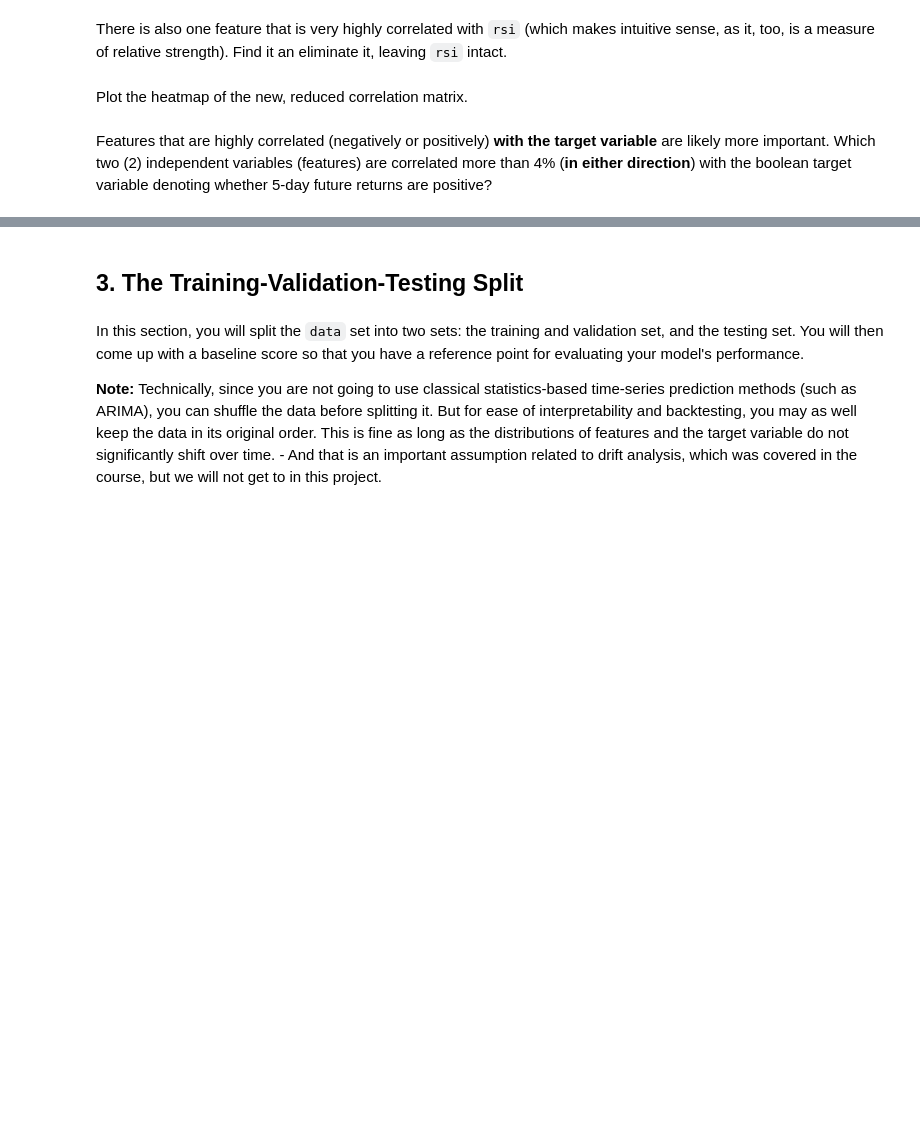
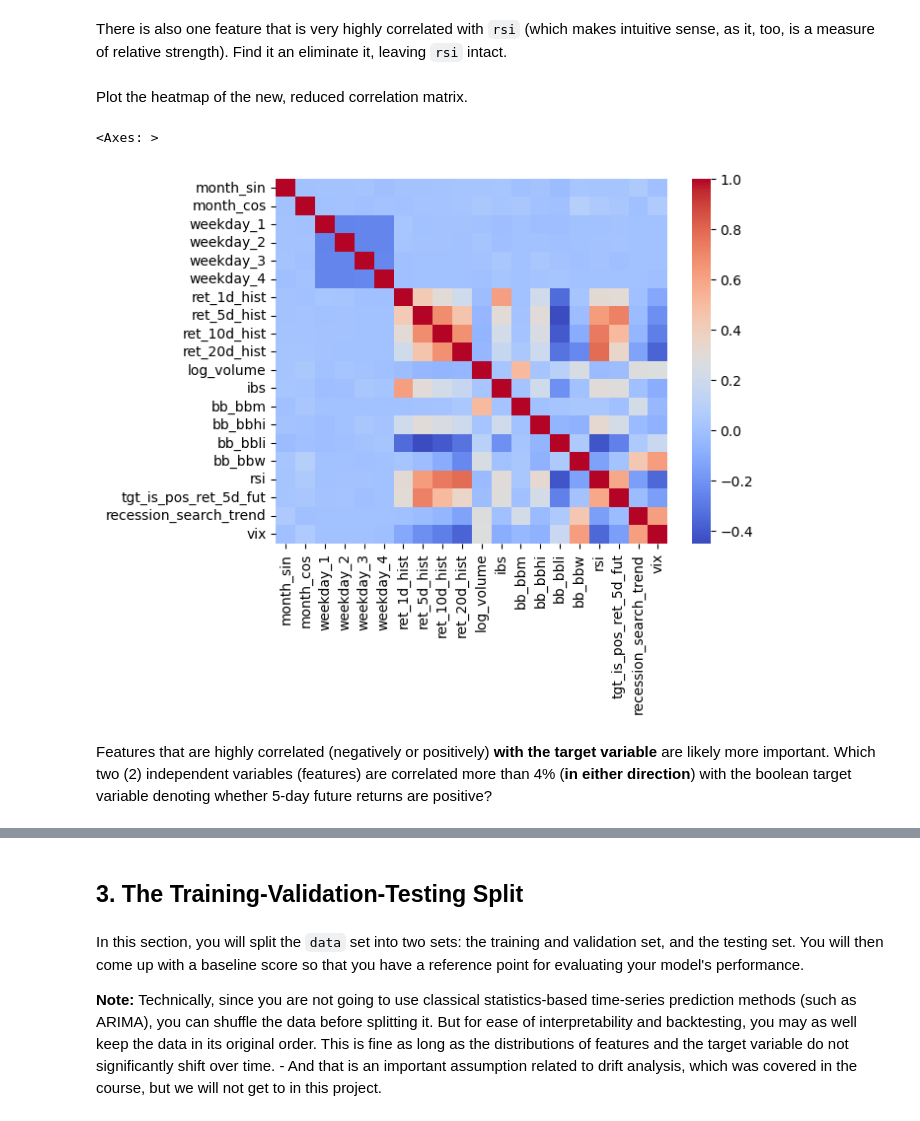
Before and after one commit to waynebar69/xlv-volatility-sentiment-ml, a Jupyter notebook: notebooks/xlv_prediction_model.ipynb.ipynb, the cells around one changed output, grey strips where cells are left out. Cells and saved outputs as stored; diff of their text form; code cells hidden in the pictures; blank space fills up the shorter version.

```diff
--- a/notebooks/xlv_prediction_model.ipynb.ipynb
+++ b/notebooks/xlv_prediction_model.ipynb.ipynb
@@ -698,2 +700,6 @@ In such scenarios, we usually eliminate all but one of the collinear features. K
+# %%
+# drop collinear bollinger band features
+drop_cols = ["bb_bbh", "bb_bbl"]
+data = data.drop(columns=drop_cols)
 # %% [markdown]
 There is also one feature that is very highly correlated with `rsi` (which makes intuitive sense, as it, too, is a measure of relative strength). Find it an eliminate it, leaving `rsi` intact.
@@ -702,2 +706,5 @@ There is also one feature that is very highly correlated with `rsi` (which makes
+# %%
+# drop feature highly correlated with rsi
+data = data.drop(columns="bb_bbp")
 # %% [markdown]
 Plot the heatmap of the new, reduced correlation matrix.
@@ -706,2 +711,11 @@ Plot the heatmap of the new, reduced correlation matrix.
+# %%
+# correlation matrix heatmap
+sns.heatmap(data.corr(), cmap="coolwarm")
+# %% [output]
+<Axes: >
+[figure, added]
 # %% [markdown]
-Features that are highly correlated (negatively or positively) **with the target variable** are likely more important. Which two (2) independent variables (features) are correlated more than 4% (**in either direction**) with the boolean target variable denoting whether 5-day future returns are positive?
+Features that are highly correlated (negatively or positively) **with the target variable**
+are likely more important. Which two (2) independent variables (features) are
+correlated more than 4% (**in either direction**) with the boolean target variable
+denoting whether 5-day future returns are positive?
```
Also changed, not shown: parts of 8 cells of this notebook.
